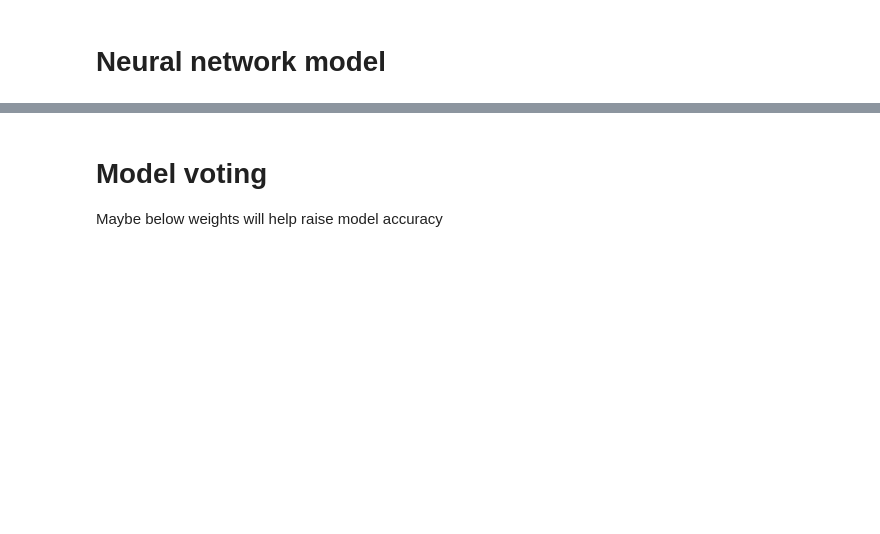
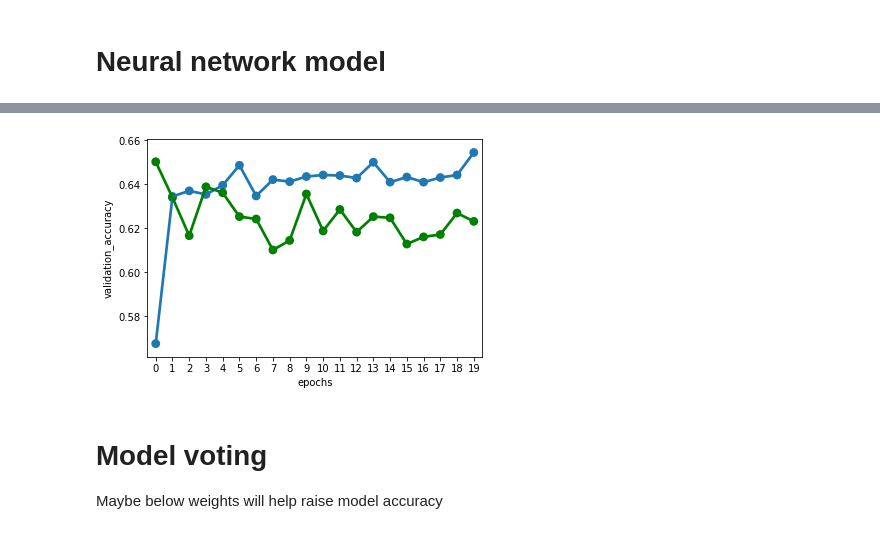
Before and after one commit to mihaighidoveanu/data-science-lab, a Jupyter notebook: AndroidScience.ipynb, the cells around one changed output, grey strips where cells are left out. Saved outputs shown, nothing was run; the diff lists cells and outputs as text; code cells hidden in the pictures; blank space fills up the shorter version.

```diff
--- a/AndroidScience.ipynb
+++ b/AndroidScience.ipynb
@@ -721,10 +843,12 @@ g = sns.pointplot(x="epochs", y="loss", data=df, fit_reg=False, color = 'yellow'
 # %%
 import seaborn as sns
 df = pd.DataFrame({'epochs':history.epoch, 'accuracy': history.history['acc']
                    , 'validation_accuracy': history.history['val_acc']
                   })
 g = sns.pointplot(x="epochs", y="accuracy", data=df, fit_reg=False)
-# g = sns.pointplot(x="epochs", y="validation_accuracy", data=df, fit_reg=False, color='green')
+g = sns.pointplot(x="epochs", y="validation_accuracy", data=df, fit_reg=False, color='green')
+# %% [output]
+[figure, added]
 # %% [markdown]
 # Model voting
 Maybe below weights will help raise model accuracy
```
Also changed, not shown: parts of 37 cells of this notebook, 10 other files.
